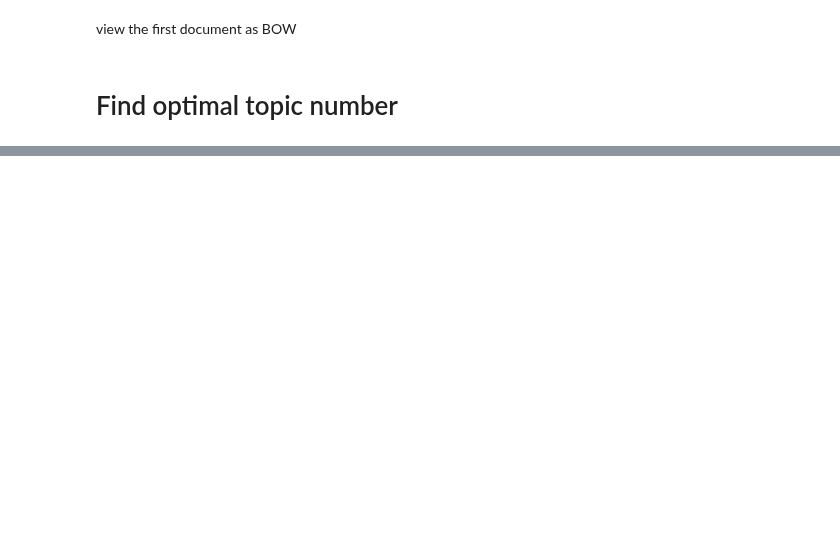
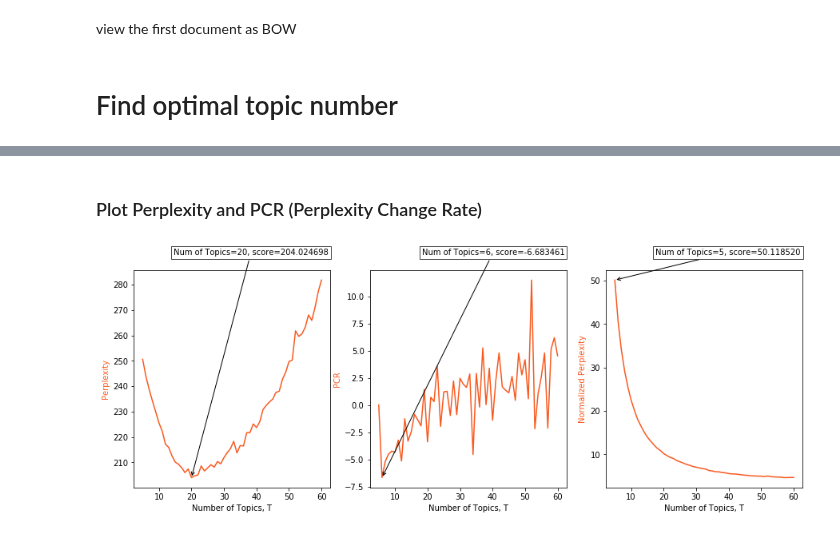
Before and after one commit to Arisiru/dtm-reports-analysis, a Jupyter notebook: notebooks/topic_analysis.ipynb, the cells around one changed output, grey strips where cells are left out. Saved outputs shown, nothing was run; the diff lists cells and outputs as text; code cells hidden in the pictures; blank space fills up the shorter version.

```diff
--- a/notebooks/topic_analysis.ipynb
+++ b/notebooks/topic_analysis.ipynb
@@ -183,0 +259,10 @@ for i in range(len(coherence_values)):
+# %%
+def get_PCR(topics, perplexities):
+    pcrs = [0]
+    for i in range(1, len(topics)):
+        pcr = ((perplexities[i] - perplexities[i - 1]) / (topics[i] - topics[i - 1]))
+        pcrs.append(pcr)
+
+    return pcrs
+# %%
+rpc_values = get_PCR(topics_range, test_perplexity_values)
@@ -183,0 +271,9 @@ for i in range(len(coherence_values)):
+# %%
+def get_normalized_perplexity(topics, perplexities):
+    ps = []
+    for t, p in zip(topics, perplexities):
+        ps.append(p/t)
+
+    return ps
+# %%
+normalised_perplexity_values = get_normalized_perplexity(topics_range, test_perplexity_values)
@@ -262,0 +316,34 @@ pp.close()
+# %% [markdown]
+### Plot Perplexity and PCR (Perplexity Change Rate)
+# %%
+fig, axs = plt.subplots(1, 3, figsize=(15,5))
+
+plot_topics_metric(
+    axs[0],
+    test_perplexity_values,
+    metric = 'Perplexity',
+    label = 'Test Perplexity',
+    color = color_perplexity,
+    best_is_max = False
+)
+plot_topics_metric(
+    axs[1],
+    rpc_values,
+    metric = 'PCR',
+    label = 'Perplexity Change Rate',
+    color = color_perplexity,
+    best_is_max = False
+)
+plot_topics_metric(
+    axs[2],
+    normalised_perplexity_values,
+    metric = 'Normalized Perplexity',
+    label = 'Normalized Perplexity',
+    color = color_perplexity,
+    best_is_max = True
+)
+
+plt.show()
+plt.close()
+# %% [output]
+[figure, added]
```
Also changed, not shown: parts of 55 cells of this notebook, 10 other files.
